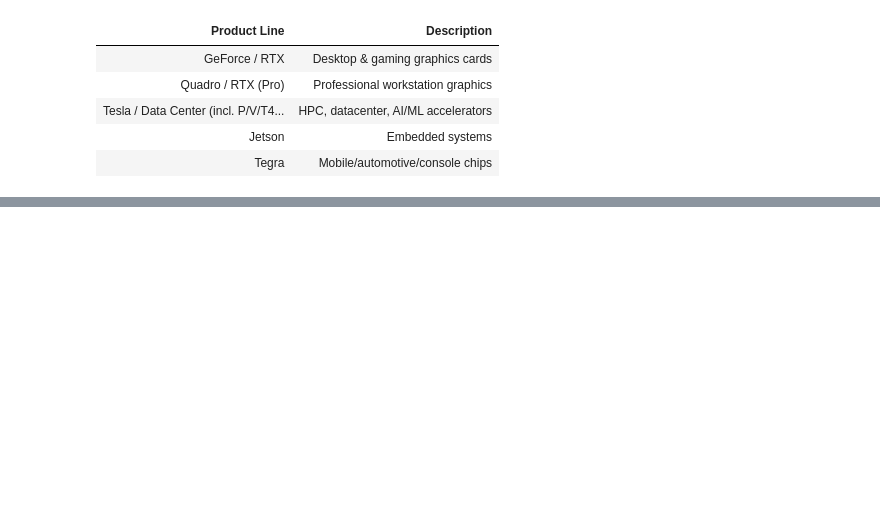
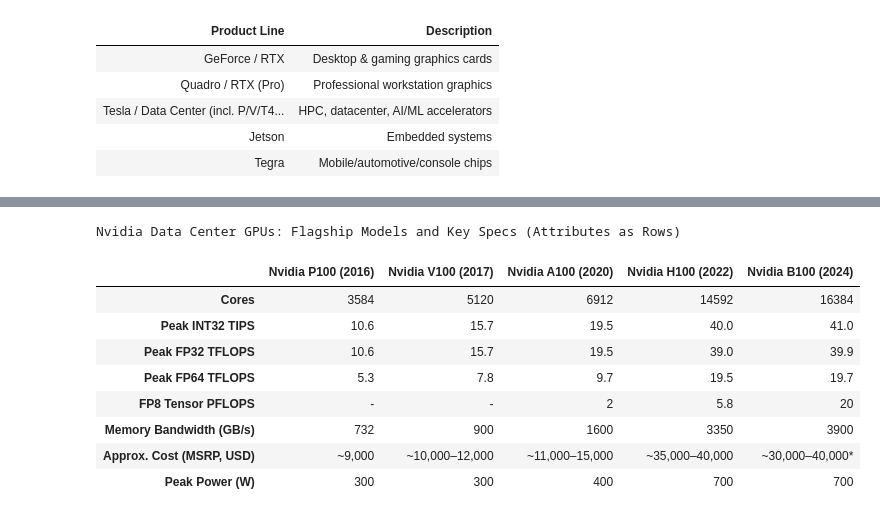
Before and after one commit to jappavoo/cudasudawuda, a Jupyter notebook: content/part1/lec1/plots.ipynb, the cells around one changed output, grey strips where cells are left out. Saved outputs shown, nothing was run; the diff lists cells and outputs as text; code cells hidden in the pictures; blank space fills up the shorter version.

```diff
--- a/content/part1/lec1/plots.ipynb
+++ b/content/part1/lec1/plots.ipynb
@@ -1160,0 +1187,67 @@ display(df_lines.style.hide(axis="index"))
+# %%
+import pandas as pd
+
+gpu_attr = [
+    "Cores",
+    "Peak INT32 TIPS",
+    "Peak FP32 TFLOPS",
+    "Peak FP64 TFLOPS",
+    "FP8 Tensor PFLOPS",
+    "Memory Bandwidth (GB/s)",
+    "Approx. Cost (MSRP, USD)",
+    "Peak Power (W)"
+]
+
+gpu_models = [
+    "Nvidia P100 (2016)",
+    "Nvidia V100 (2017)",
+    "Nvidia A100 (2020)",
+    "Nvidia H100 (2022)",
+    "Nvidia B100 (2024)"
+]
+
+gpu_values = [
+    [3584, 10.6, 10.6, 5.3, '-', 732, "~9,000", 300],
+    [5120, 15.7, 15.7, 7.8, '-', 900, "~10,000–12,000", 300],
+    [6912, 19.5, 19.5, 9.7, 2, 1600, "~11,000–15,000", 400],
+    [14592, 40, 39, 19.5, 5.8, 3350, "~35,000–40,000", 700],
+    [16384, 41, 39.9, 19.7, 20, 3900, "~30,000–40,000*", 700]
+]
+
+# Transpose values for attribute-row format
+df = pd.DataFrame(gpu_values, columns=gpu_attr, index=gpu_models).T
+
+def row_style(row):
+    idx = df.index.get_loc(row.name)
+    return ['background-color: #e6f2ff' if idx % 2 == 0 else '' for _ in row]
+
+styler = (
+    df.style
+    .set_properties(**{'border': '1px solid black', 'text-align':'center'})
+    .set_table_styles([
+        {'selector': 'th', 'props': [('background-color', '#0059b3'), ('color','white'),
+                                     ('font-weight', 'bold'), ('border', '1px solid black'), ('text-align', 'center')]},
+    ])
+    .format({
+        "Nvidia P100 (2016)": "{}",
+        "Nvidia V100 (2017)": "{}",
+        "Nvidia A100 (2020)": "{}",
+        "Nvidia H100 (2022)": "{}",
+        "Nvidia B100 (2024)": "{}"
+    })
+    .apply(row_style, axis=1)
+    .set_caption('Nvidia Data Center GPUs: Flagship Models and Key Specs (Attributes as Rows)')
+)
+
+styler
+# %% [output]
+Nvidia Data Center GPUs: Flagship Models and Key Specs (Attributes as Rows)
+|  | Nvidia P100 (2016) | Nvidia V100 (2017) | Nvidia A100 (2020) | Nvidia H100 (2022) | Nvidia B100 (2024) |
+| Cores | 3584 | 5120 | 6912 | 14592 | 16384 |
+| Peak INT32 TIPS | 10.6 | 15.7 | 19.5 | 40.0 | 41.0 |
+| Peak FP32 TFLOPS | 10.6 | 15.7 | 19.5 | 39.0 | 39.9 |
+| Peak FP64 TFLOPS | 5.3 | 7.8 | 9.7 | 19.5 | 19.7 |
+| FP8 Tensor PFLOPS | - | - | 2 | 5.8 | 20 |
+| Memory Bandwidth (GB/s) | 732 | 900 | 1600 | 3350 | 3900 |
+| Approx. Cost (MSRP, USD) | ~9,000 | ~10,000–12,000 | ~11,000–15,000 | ~35,000–40,000 | ~30,000–40,000* |
+| Peak Power (W) | 300 | 300 | 400 | 700 | 700 |
```
Also changed, not shown: parts of 2 cells of this notebook, 1 other file.
